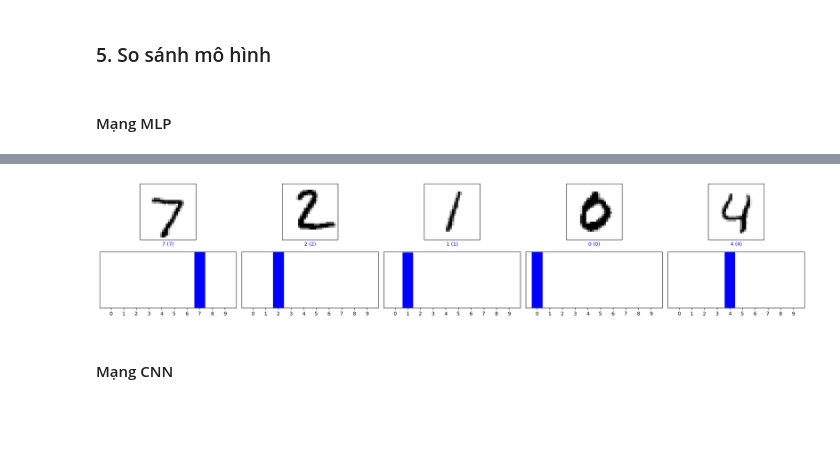
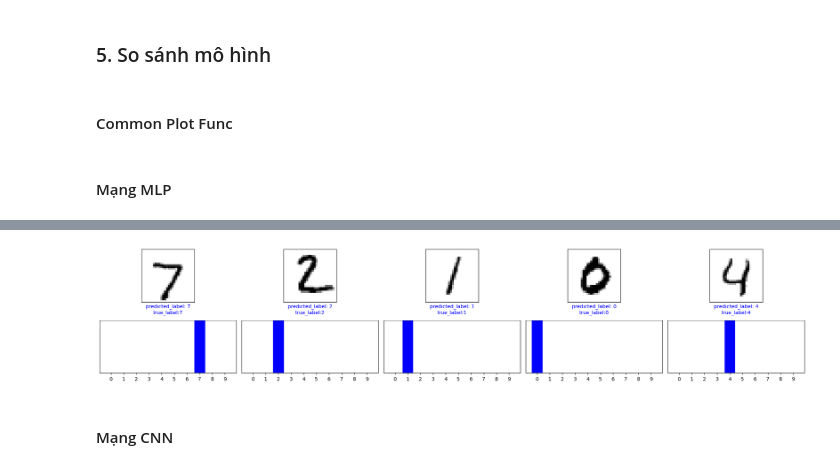
Before and after one commit to nguyenvanhuy0612/DL-1, a Jupyter notebook: MNIST-scratch/Mnist-from-scratch-numpy.ipynb, the cells around one changed output, grey strips where cells are left out. Cells and saved outputs as stored; diff of their text form; code cells hidden in the pictures; blank space fills up the shorter version.

```diff
--- a/MNIST-scratch/Mnist-from-scratch-numpy.ipynb
+++ b/MNIST-scratch/Mnist-from-scratch-numpy.ipynb
@@ -572,2 +669,4 @@ o = [[2.89665338e-02]
 # %% [markdown]
 ### 5. So sánh mô hình
+# %% [markdown]
+#### Common Plot Func
@@ -605,32 +730,6 @@ print(f"Test accuracy: {test_acc}")
 # Kiểm thử một vài hình
 predictions = model.predict(x_test)
 
-# Hàm vẽ hình và kết quả dự đoán
-def plot_image(predictions_array, true_label, img):
-    plt.grid(False)
-    plt.xticks([])
-    plt.yticks([])
-    plt.imshow(img, cmap=plt.cm.binary)
-
-    predicted_label = np.argmax(predictions_array)
-    if predicted_label == true_label:
-        color = 'blue'
-    else:
-        color = 'red'
-
-    plt.xlabel(f"{predicted_label} ({true_label})", color=color)
-
-def plot_value_array(predictions_array, true_label):
-    plt.grid(False)
-    plt.xticks(range(10))
-    plt.yticks([])
-    thisplot = plt.bar(range(10), predictions_array, color="#777777")
-    plt.ylim([0, 1])
-    predicted_label = np.argmax(predictions_array)
-
-    thisplot[predicted_label].set_color('red')
-    thisplot[true_label].set_color('blue')
-
 # Vẽ kết quả của 5 hình đầu tiên
 num_images = 5
 plt.figure(figsize=(2 * 2 * num_images, 4))
@@ -658,4 +757,4 @@ Test accuracy: 0.9794999957084656
-[figure, old version]
+[figure, new version]
 # %% [markdown]
 #### Mạng CNN
 # %%
```
Also changed, not shown: parts of 46 cells of this notebook, 8 other files.
